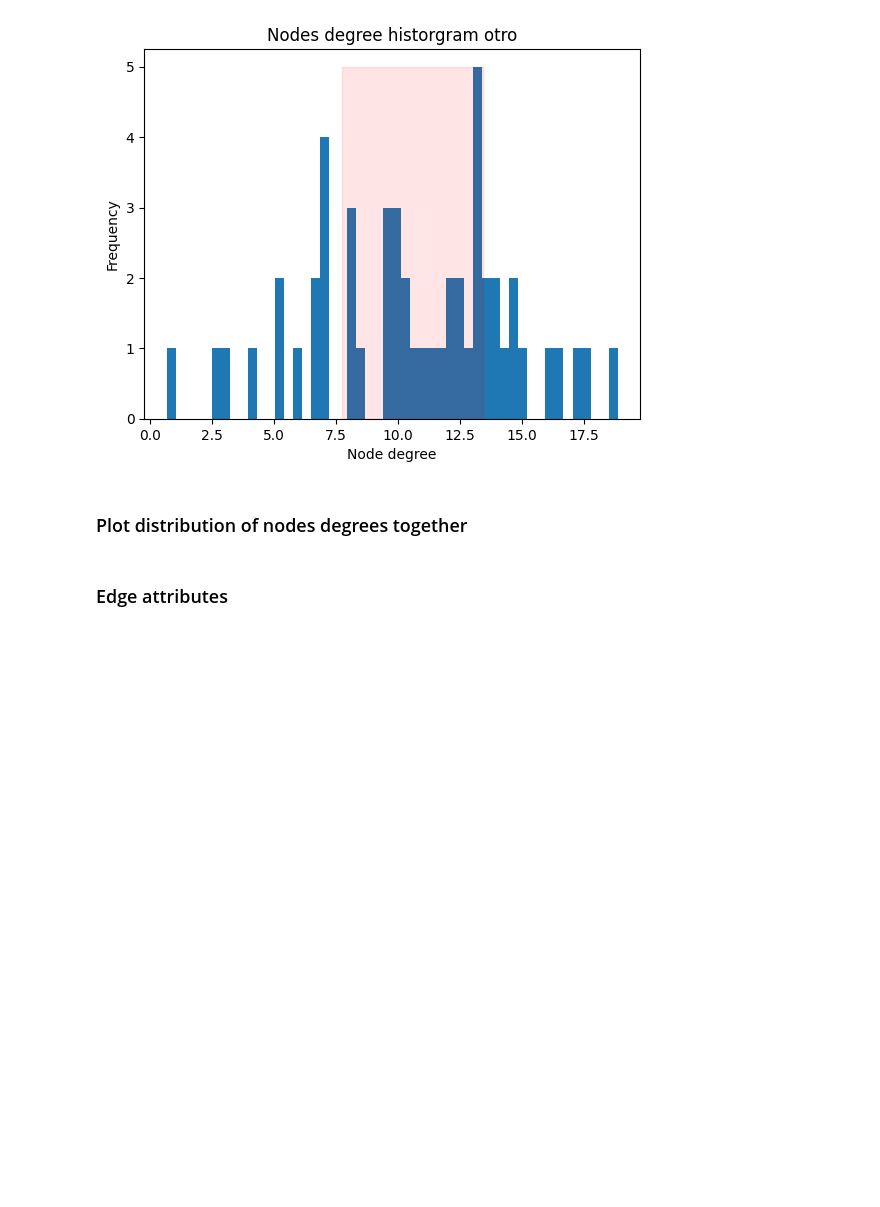
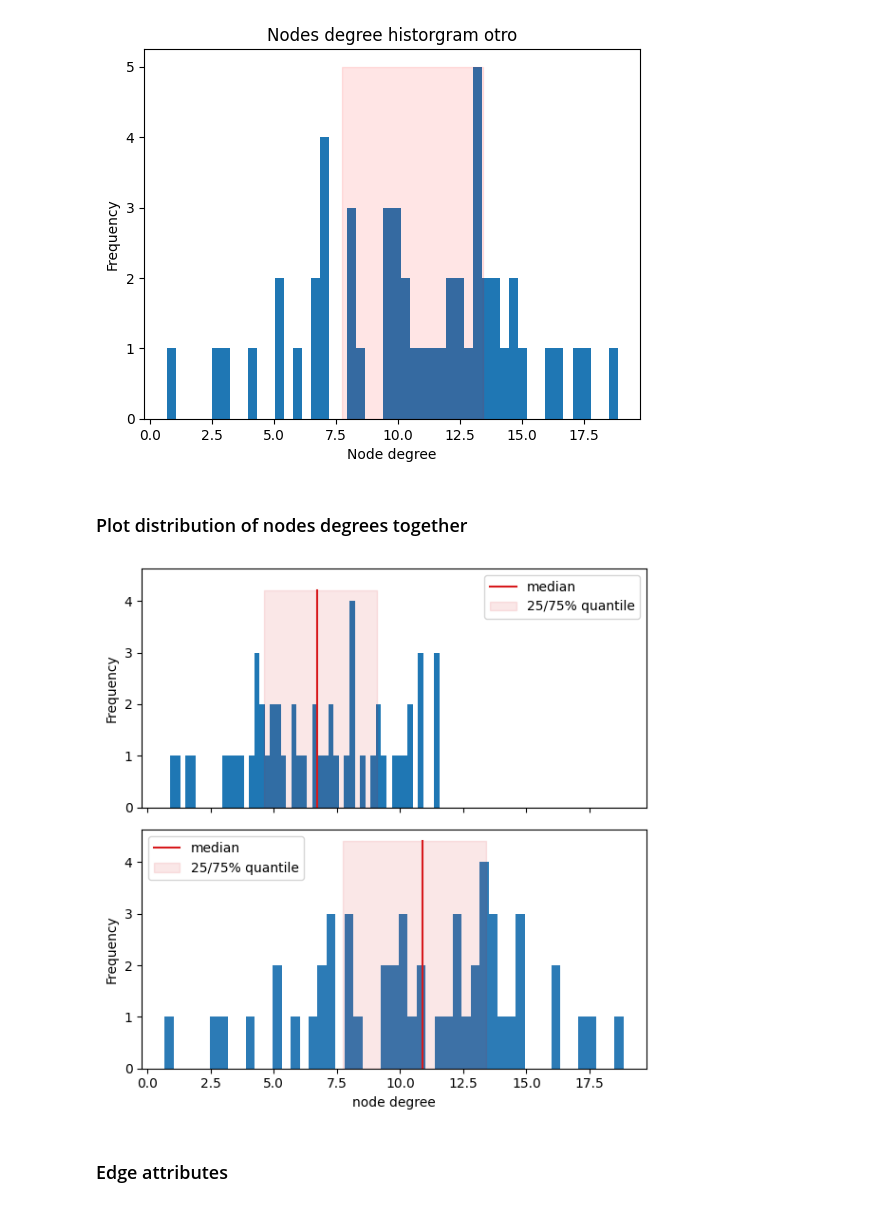
Before and after one commit to oriolmp/TFG_Fisica, a Jupyter notebook: Graph_Analysis_and_Visualization.ipynb, the cells around one changed output. Saved outputs shown, nothing was run; the diff lists cells and outputs as text; code cells hidden in the pictures; blank space fills up the shorter version.

```diff
--- a/Graph_Analysis_and_Visualization.ipynb
+++ b/Graph_Analysis_and_Visualization.ipynb
@@ -206,26 +206,28 @@ plt.fill_betweenx(y=[0, 5], x1=otro_25_quantile, x2=otro_75_quantile, color='r',
 # %%
 f, (ax1, ax2) = plt.subplots(2, sharex=True, sharey=True, figsize=(6, 6))
 k_yo_dS.plot(ax=ax1, kind='hist', bins = 51,
                   #title="hist: node degree yo",
                   color="C0")
 lim = ax1.get_ylim() # 2-array with y limits
 ax1.plot([med_yo, med_yo], lim, color="#d7191c", label="median")
 ax1.fill_betweenx(lim, yo_25_quantile, yo_75_quantile, color="#d7191c", alpha=0.1, label="25/75% quantile")
 
 k_otro_dS.plot(ax=ax2, kind='hist', bins = 51, color="#2c7bb6",
                     #title="hist: node degree otro"
                    )
 lim = ax2.get_ylim() # 2-array with y limits
 ax2.plot([med_otro, med_otro],   lim, color="#d7191c", label="median")
-ax2.fill_betweenx(lim, yo_25_quantile, quantile75_otro, color="#d7191c", alpha=0.1, label="25/75% quantile")
+ax2.fill_betweenx(lim, otro_25_quantile, otro_75_quantile, color="#d7191c", alpha=0.1, label="25/75% quantile")
 ax2.set_xlabel("node degree")
 
 ax1.legend(loc="best"), ax2.legend(loc="best")
 plt.tight_layout()
 plt.savefig("img/node_degree_distribution_yo_otro.png")
 
 plt.savefig("img/node_degree_distribution_yo_otro.pdf")
 plt.show()
+# %% [output]
+[figure, added]
 # %% [markdown]
 ### Edge attributes
 # %%
```
Also changed, not shown: parts of 5 cells of this notebook.
